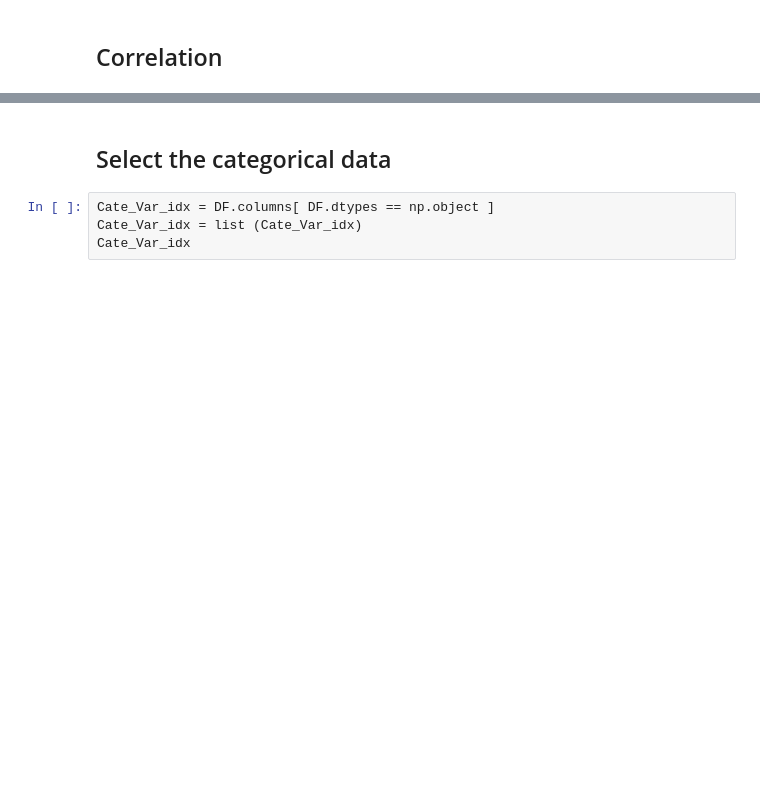
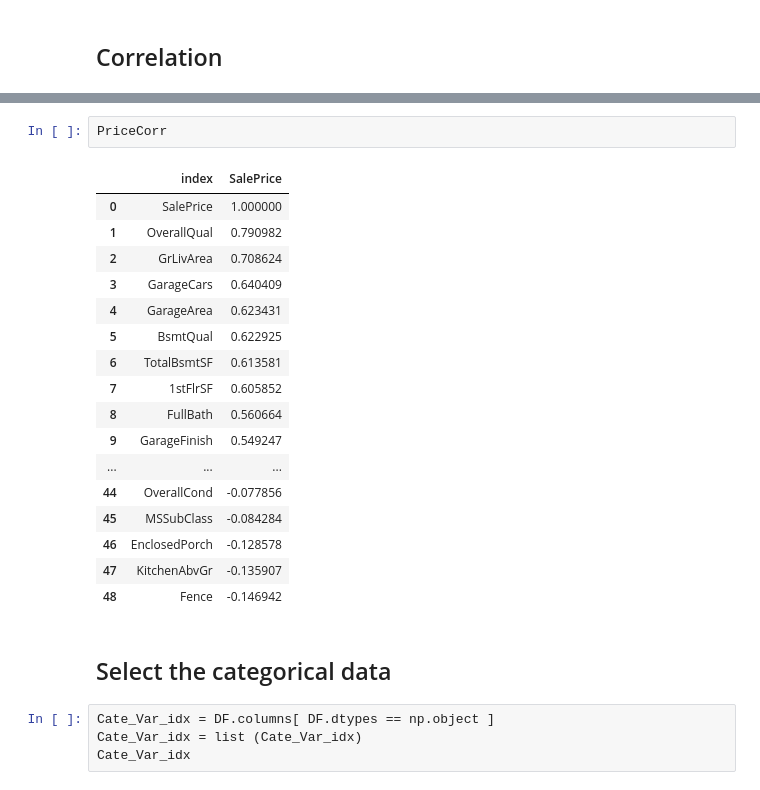
Before and after one commit to RicardoRendonR/141c, a Jupyter notebook: Jerry_141C/Correlation and Categorical Variable analysis.ipynb, the cells around one changed output, grey strips where cells are left out. Saved outputs shown, nothing was run; the diff lists cells and outputs as text; blank space fills up the shorter version.

```diff
--- a/Jerry_141C/Correlation and Categorical Variable analysis.ipynb
+++ b/Jerry_141C/Correlation and Categorical Variable analysis.ipynb
@@ -325,3 +327,23 @@ PriceCorr[PriceCorr.SalePrice > 0.5]
+# %%
+PriceCorr
+# %% [output]
+|  | index | SalePrice |
+| 0 | SalePrice | 1.000000 |
+| 1 | OverallQual | 0.790982 |
+| 2 | GrLivArea | 0.708624 |
+| 3 | GarageCars | 0.640409 |
+| 4 | GarageArea | 0.623431 |
+| 5 | BsmtQual | 0.622925 |
+| 6 | TotalBsmtSF | 0.613581 |
+| 7 | 1stFlrSF | 0.605852 |
+| 8 | FullBath | 0.560664 |
+| 9 | GarageFinish | 0.549247 |
+| ... | ... | ... |
+| 44 | OverallCond | -0.077856 |
+| 45 | MSSubClass | -0.084284 |
+| 46 | EnclosedPorch | -0.128578 |
+| 47 | KitchenAbvGr | -0.135907 |
+| 48 | Fence | -0.146942 |
 # %% [markdown]
 ## Select the categorical data
 # %%
```
Also changed, not shown: parts of 10 cells of this notebook.
